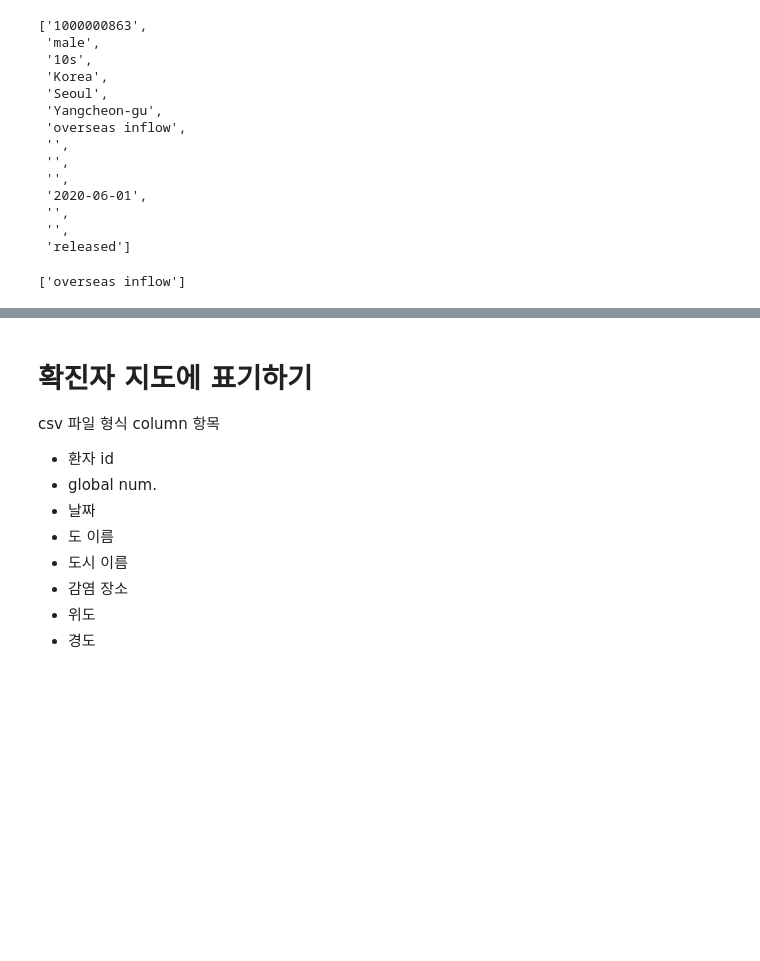
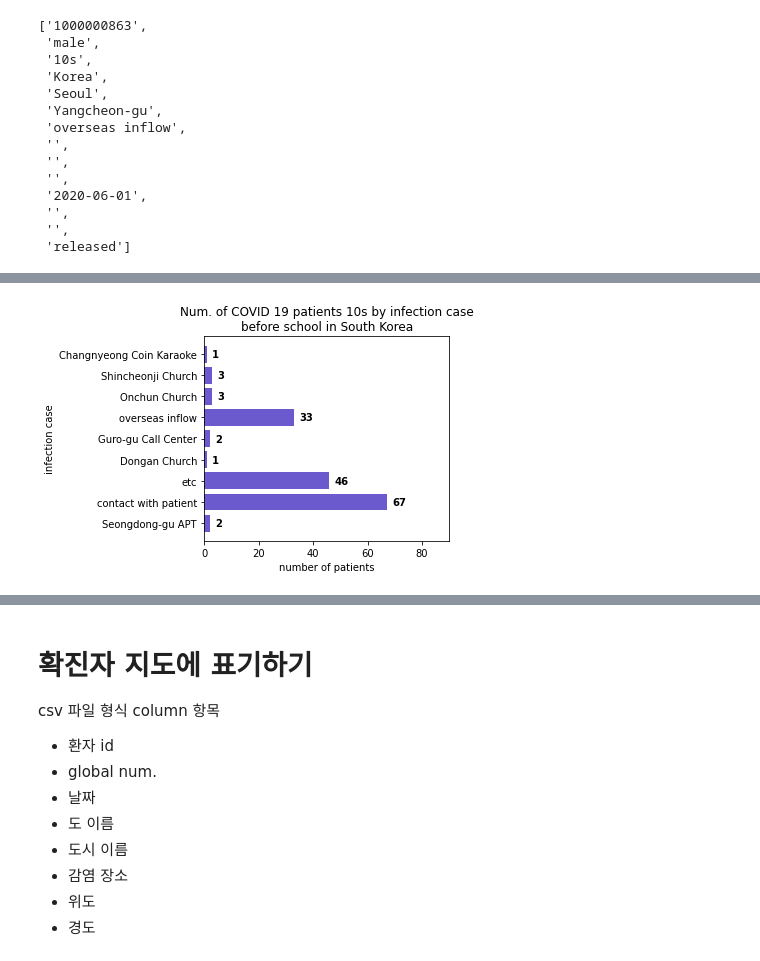
Before and after one commit to Hanjjay/COVID19_data, a Jupyter notebook: data processing.ipynb, the cells around one changed output, grey strips where cells are left out. Saved outputs shown, nothing was run; the diff lists cells and outputs as text; code cells hidden in the pictures; blank space fills up the shorter version.

```diff
--- a/data processing.ipynb
+++ b/data processing.ipynb
@@ -392,12 +412,20 @@ del ass_10_case_num_list[-1]
-# %%
-ass_10_case_list
-# %% [output]
-['overseas inflow']
+# %%
+# 개학 후 10대
+for i in ass_10s_date:
+    tmp_infection_case = i[6]
+    for j in range(len(ass_10_case_list)):
+        if tmp_infection_case == ass_10_case_list[j] and (tmp_infection_case == 'etc' or tmp_infection_case == ''):
+            ass_10_case_num_list[1] += 1
+
+        elif tmp_infection_case == ass_10_case_list[j]:
+            ass_10_case_num_list[j] += 1
+del ass_10_case_list[2]
+del ass_10_case_num_list[2]
 # %%
 #개학 전 10대 확진자의 감염 원인 수 확인 그래프
 # draw bar chart
-infection_case = infection_case_of_10s_patient_in_BSS
-num_of_case = num_infection_case_of_10s_patient_in_BSS
+infection_case = bss_10_case_list
+num_of_case = bss_10_case_num_list
 
 y_pos = [i for i, _ in enumerate(infection_case)]
 
@@ -422,8 +450,7 @@ for i, v in enumerate(num_of_case):
 
     plt.text(v - x_axis_txt_mover, i - y_axis_txt_mover, str(v), color=txt_color, fontweight='bold')
 
-plt.show()
 
-plt.savefig("fig_data/04_10s_case_BSS.png")
-<IPython.core.display.Javascript object>
+
+plt.savefig("img/04_10s_case_BSS.png")
 # %% [output]
@@ -431,3 +457,4 @@ SyntaxError: invalid syntax (<ipython-input-18-9bd85631691b>, line 32)
+[figure, added]
 # %%
 
 # 개학 후 10대 확진자의 감염 원인 수 확인 그래프
```
Also changed, not shown: parts of 13 cells of this notebook, 23 other files.
